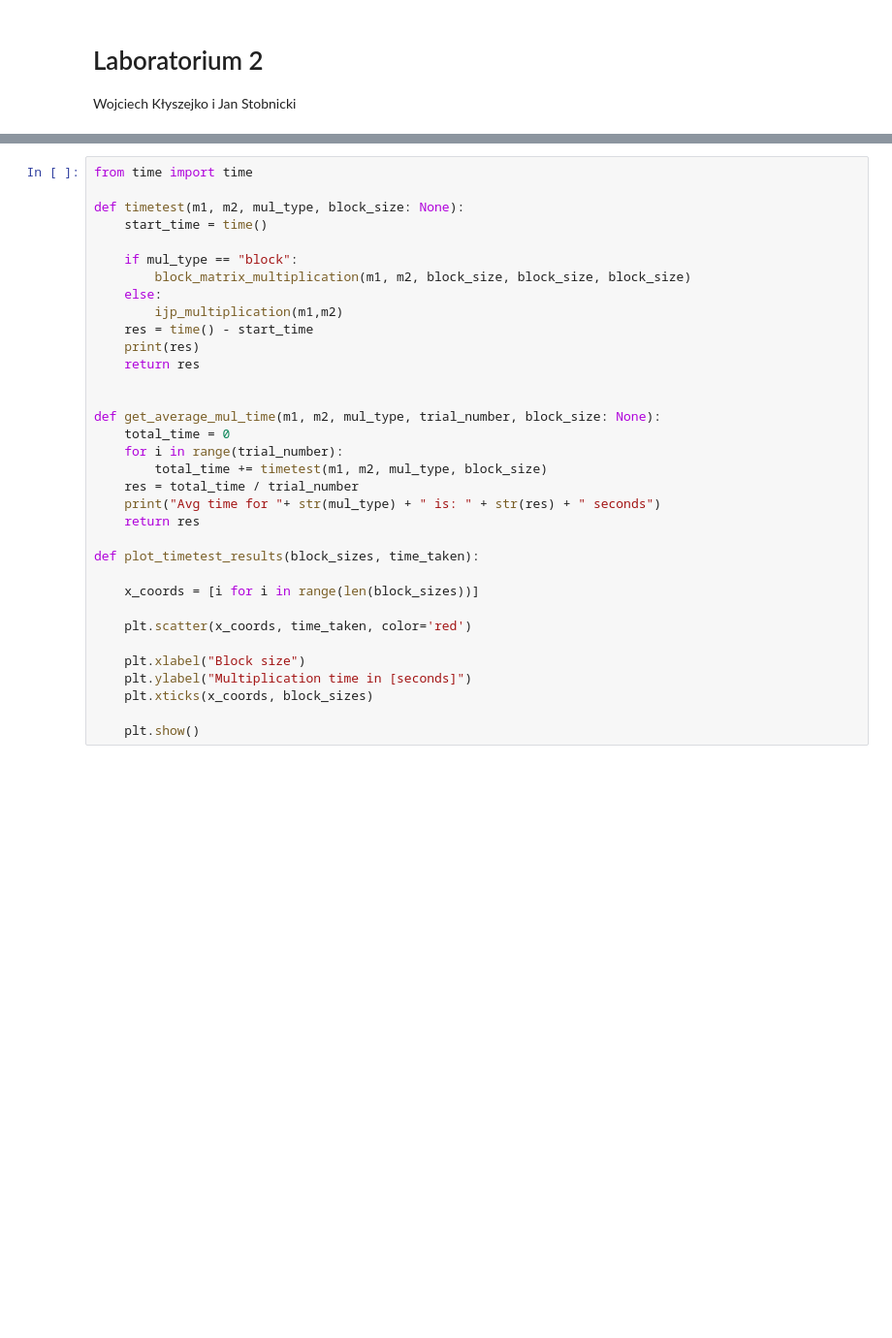
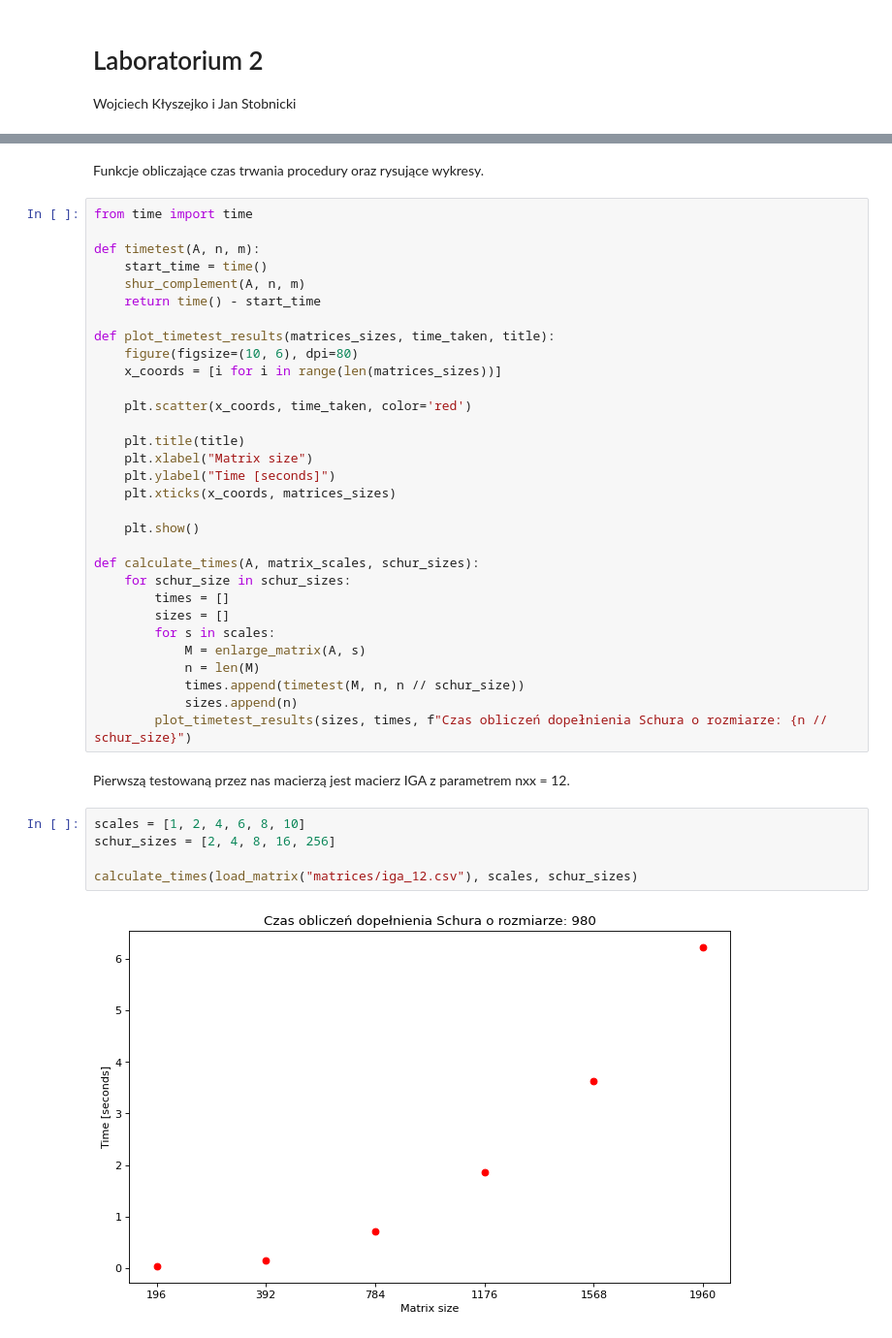
Before and after one commit to wojkly/matrix-algorithms, a Jupyter notebook: lab2/Lab2.ipynb, the cells around one changed output, grey strips where cells are left out. Shown at 97% size. Cells and saved outputs as stored; diff of their text form; blank space fills up the shorter version.

```diff
--- a/lab2/Lab2.ipynb
+++ b/lab2/Lab2.ipynb
@@ -44,37 +35,45 @@ def shur_complement(A, n, m):
         A[k, k:n] = A[k, k:n] / Akk
         for j in range(k+1, n):
             A[j, k+1:n] -= A[k, k+1:n] * A[j, k]
-# %%
-from time import time
-
-def timetest(m1, m2, mul_type, block_size: None):
-    start_time = time()
-
-    if mul_type == "block":
-        block_matrix_multiplication(m1, m2, block_size, block_size, block_size)
-    else:
-        ijp_multiplication(m1,m2)
-    res = time() - start_time
-    print(res)
-    return res
-
-
-def get_average_mul_time(m1, m2, mul_type, trial_number, block_size: None):
-    total_time = 0
-    for i in range(trial_number):
-        total_time += timetest(m1, m2, mul_type, block_size)
-    res = total_time / trial_number
-    print("Avg time for "+ str(mul_type) + " is: " + str(res) + " seconds")
-    return res
-
-def plot_timetest_results(block_sizes, time_taken):
-
-    x_coords = [i for i in range(len(block_sizes))]
-
-    plt.scatter(x_coords, time_taken, color='red')
-
-    plt.xlabel("Block size")
-    plt.ylabel("Multiplication time in [seconds]")
-    plt.xticks(x_coords, block_sizes)
-
-    plt.show()
+# %% [markdown]
+Funkcje obliczające czas trwania procedury oraz rysujące wykresy.
+# %%
+from time import time
+
+def timetest(A, n, m):
+    start_time = time()
+    shur_complement(A, n, m)
+    return time() - start_time
+
+def plot_timetest_results(matrices_sizes, time_taken, title):
+    figure(figsize=(10, 6), dpi=80)
+    x_coords = [i for i in range(len(matrices_sizes))]
+
+    plt.scatter(x_coords, time_taken, color='red')
+
+    plt.title(title)
+    plt.xlabel("Matrix size")
+    plt.ylabel("Time [seconds]")
+    plt.xticks(x_coords, matrices_sizes)
+
+    plt.show()
+
+def calculate_times(A, matrix_scales, schur_sizes):
+    for schur_size in schur_sizes:
+        times = []
+        sizes = []
+        for s in scales:
+            M = enlarge_matrix(A, s)
+            n = len(M)
+            times.append(timetest(M, n, n // schur_size))
+            sizes.append(n)
+        plot_timetest_results(sizes, times, f"Czas obliczeń dopełnienia Schura o rozmiarze: {n // schur_size}")
+# %% [markdown]
+Pierwszą testowaną przez nas macierzą jest macierz IGA z parametrem nxx = 12.
+# %%
+scales = [1, 2, 4, 6, 8, 10]
+schur_sizes = [2, 4, 8, 16, 256]
+
+calculate_times(load_matrix("matrices/iga_12.csv"), scales, schur_sizes)
+# %% [output]
+[figure, added]
```
Also changed, not shown: parts of 8 cells of this notebook, 10 other files.
